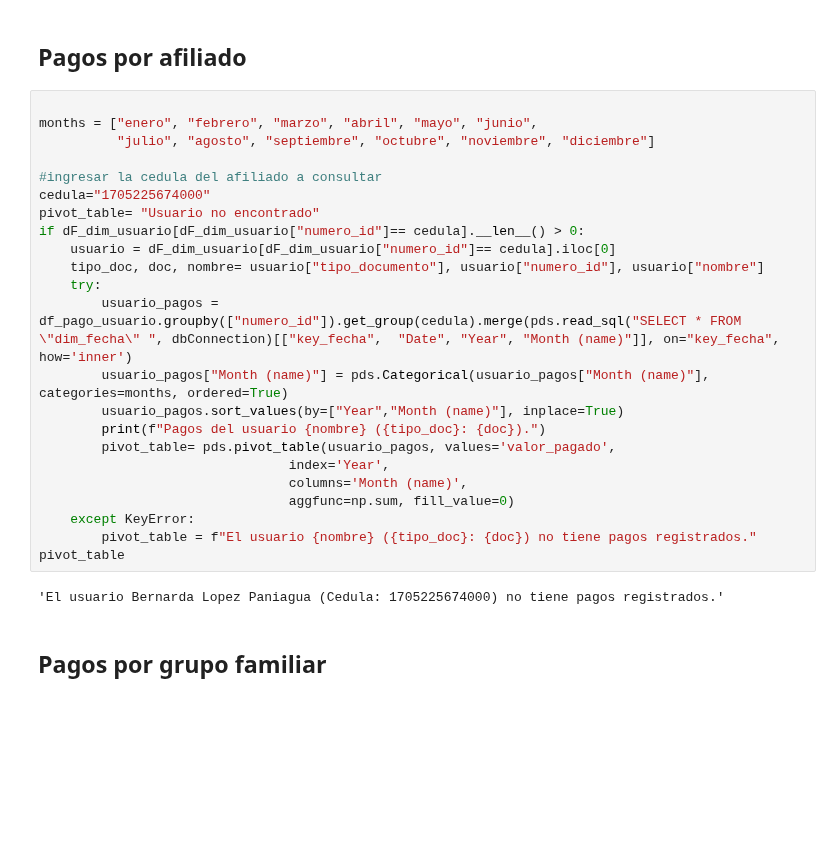
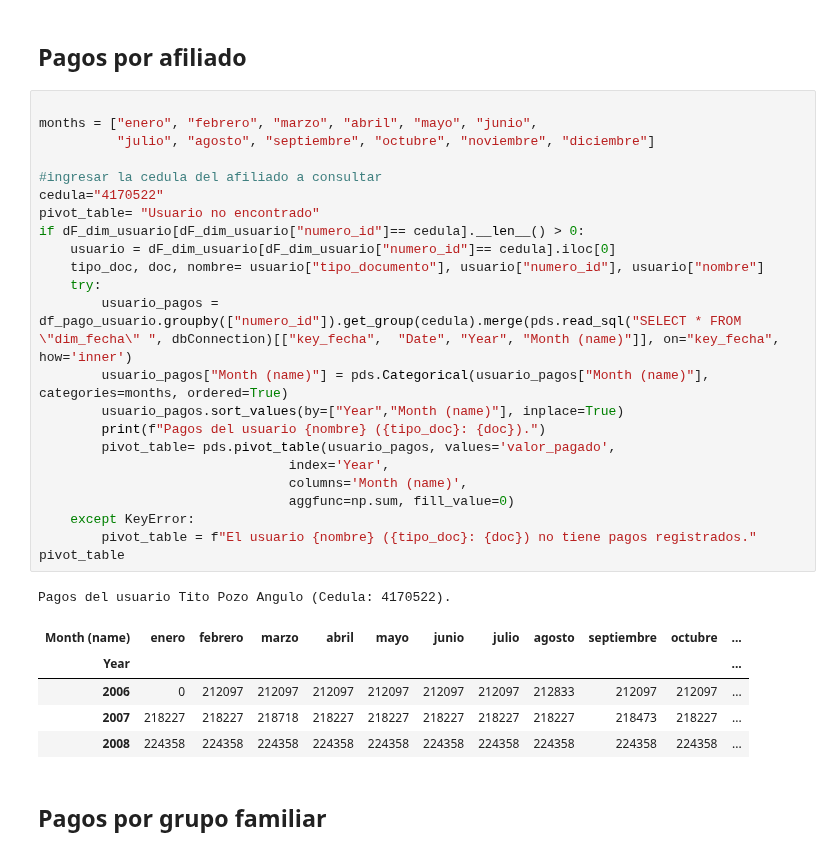
Before and after one commit to Jujo2040751/Proyecto-DataScience, a Jupyter notebook: proy.ipynb, the cells around one changed output. Drawn from its saved outputs; the diff is of its cells as text; blank space fills up the shorter version.

```diff
--- a/proy.ipynb
+++ b/proy.ipynb
@@ -375,28 +375,33 @@ dF_dim_usuario
 # %%
 
 months = ["enero", "febrero", "marzo", "abril", "mayo", "junio",
           "julio", "agosto", "septiembre", "octubre", "noviembre", "diciembre"]
 
 #ingresar la cedula del afiliado a consultar
-cedula="1705225674000"
+cedula="4170522"
 pivot_table= "Usuario no encontrado"
 if dF_dim_usuario[dF_dim_usuario["numero_id"]== cedula].__len__() > 0:
     usuario = dF_dim_usuario[dF_dim_usuario["numero_id"]== cedula].iloc[0]
     tipo_doc, doc, nombre= usuario["tipo_documento"], usuario["numero_id"], usuario["nombre"]
     try:
         usuario_pagos = df_pago_usuario.groupby(["numero_id"]).get_group(cedula).merge(pds.read_sql("SELECT * FROM \"dim_fecha\" ", dbConnection)[["key_fecha",  "Date", "Year", "Month (name)"]], on="key_fecha",  how='inner')
         usuario_pagos["Month (name)"] = pds.Categorical(usuario_pagos["Month (name)"], categories=months, ordered=True)
         usuario_pagos.sort_values(by=["Year","Month (name)"], inplace=True)
         print(f"Pagos del usuario {nombre} ({tipo_doc}: {doc}).")
         pivot_table= pds.pivot_table(usuario_pagos, values='valor_pagado',
                                 index='Year',
                                 columns='Month (name)',
                                 aggfunc=np.sum, fill_value=0)
     except KeyError:
         pivot_table = f"El usuario {nombre} ({tipo_doc}: {doc}) no tiene pagos registrados."
 pivot_table
 # %% [output]
-'El usuario Bernarda Lopez Paniagua (Cedula: 1705225674000) no tiene pagos registrados.'
+Pagos del usuario Tito Pozo Angulo (Cedula: 4170522).
+| Month (name) | enero | febrero | marzo | abril | mayo | junio | julio | agosto | septiembre | octubre | ... |
+| Year |  |  |  |  |  |  |  |  |  |  | ... |
+| 2006 | 0 | 212097 | 212097 | 212097 | 212097 | 212097 | 212097 | 212833 | 212097 | 212097 | ... |
+| 2007 | 218227 | 218227 | 218718 | 218227 | 218227 | 218227 | 218227 | 218227 | 218473 | 218227 | ... |
+| 2008 | 224358 | 224358 | 224358 | 224358 | 224358 | 224358 | 224358 | 224358 | 224358 | 224358 | ... |
 # %% [markdown]
 <h2>Pagos por grupo familiar
 # %%
```
Also changed, not shown: parts of 13 cells of this notebook.
